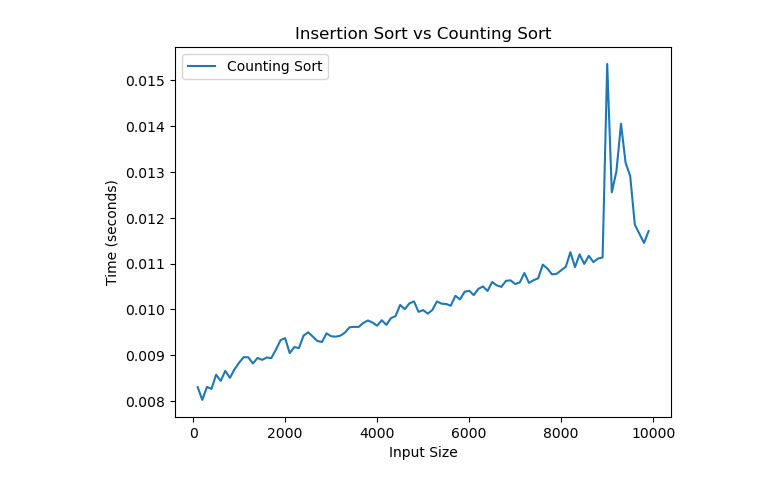
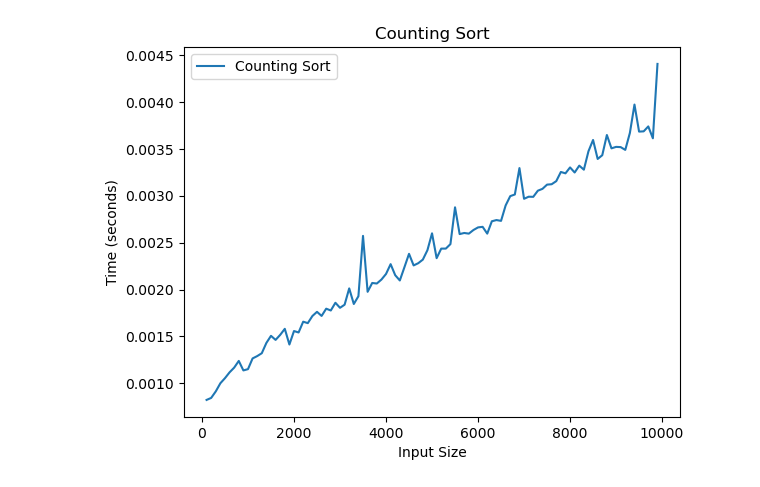
Before and after one commit to teolotti/notebook_lab_algoritmi, a Jupyter notebook: insertion_vs_counting.ipynb, the cells around one changed output. Cells and saved outputs as stored; diff of their text form; code cells hidden in the pictures.

Commit message:
inizio markdown e tolta media

```diff
--- a/insertion_vs_counting.ipynb
+++ b/insertion_vs_counting.ipynb
@@ -31,7 +51,7 @@ from timeit import default_timer as timer
 import matplotlib.pyplot as plt
 import numpy as np
 
-def test(rand, N, r, s, ins, cou, rev = False):
+def test(rand, N, r, s, ins, cou, title, rev = False):
 
     insertion_sort_times = []
     counting_sort_times = []
@@ -54,14 +74,12 @@ def test(rand, N, r, s, ins, cou, rev = False):
         end = timer()
         insertion_sort_times.append(end-start)
 
-        media_list = []
-        for x in range(200):
-            start = timer()
-            counting_sort(arr2)
-            end = timer()
-            media_list.append(end-start)
+        start = timer()
+        counting_sort(arr2)
+        end = timer()
+        counting_sort_times.append(end-start)
 
-        counting_sort_times.append(np.mean(media_list))
+
 
         i+=s
 
@@ -71,10 +89,10 @@ def test(rand, N, r, s, ins, cou, rev = False):
         plt.plot(range(s,N,s), counting_sort_times, label="Counting Sort")
     plt.xlabel("Input Size")
     plt.ylabel("Time (seconds)")
-    plt.title("Insertion Sort vs Counting Sort")
+    plt.title(title)
     plt.legend()
     plt.show()
 # %%
-test(True, 10000, 100000, 100, False, True)
+test(True, 10000, 10000, 100, False, True, "Counting Sort")
 # %% [output]
-[figure, old version]
+[figure, new version]
```
Also changed, not shown: parts of 2 cells of this notebook.
